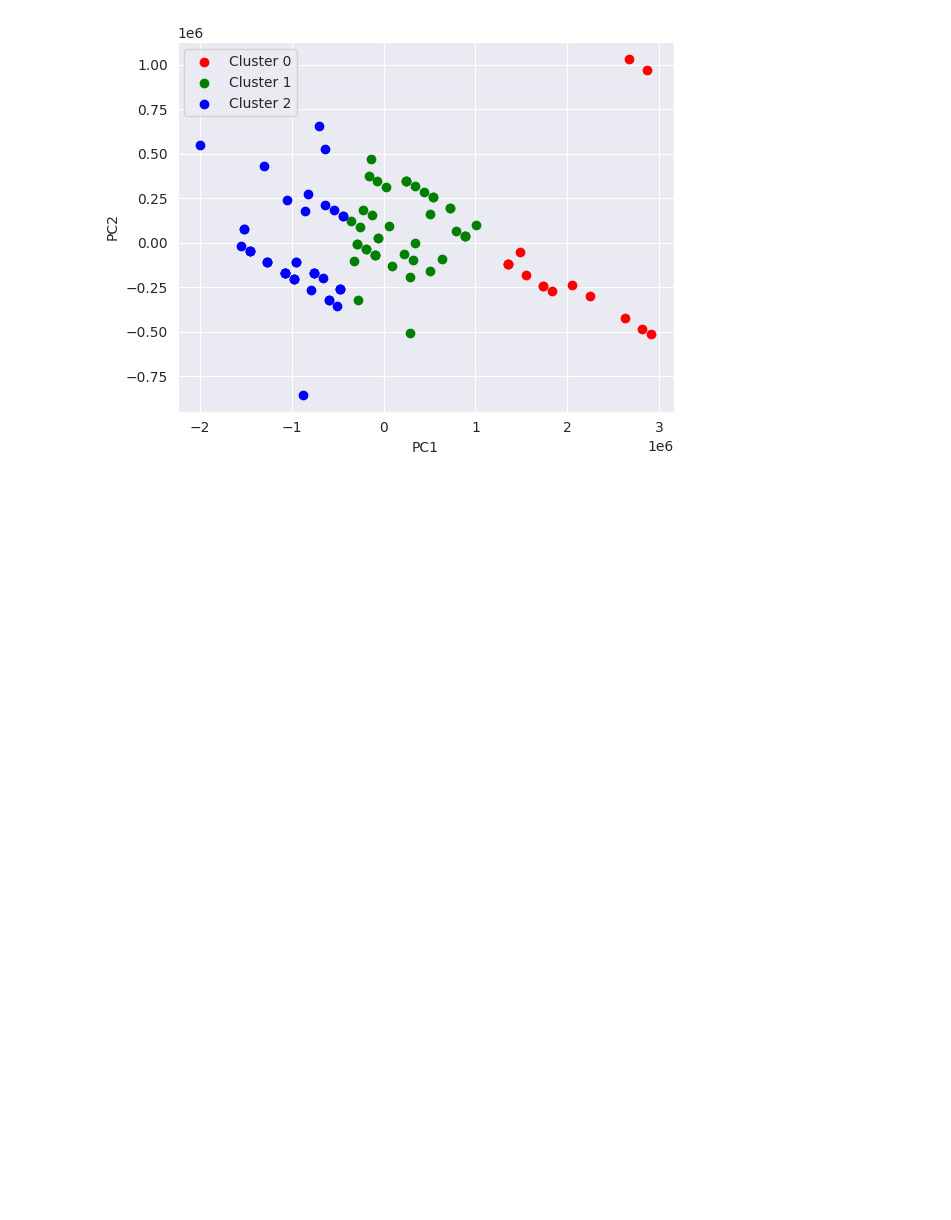
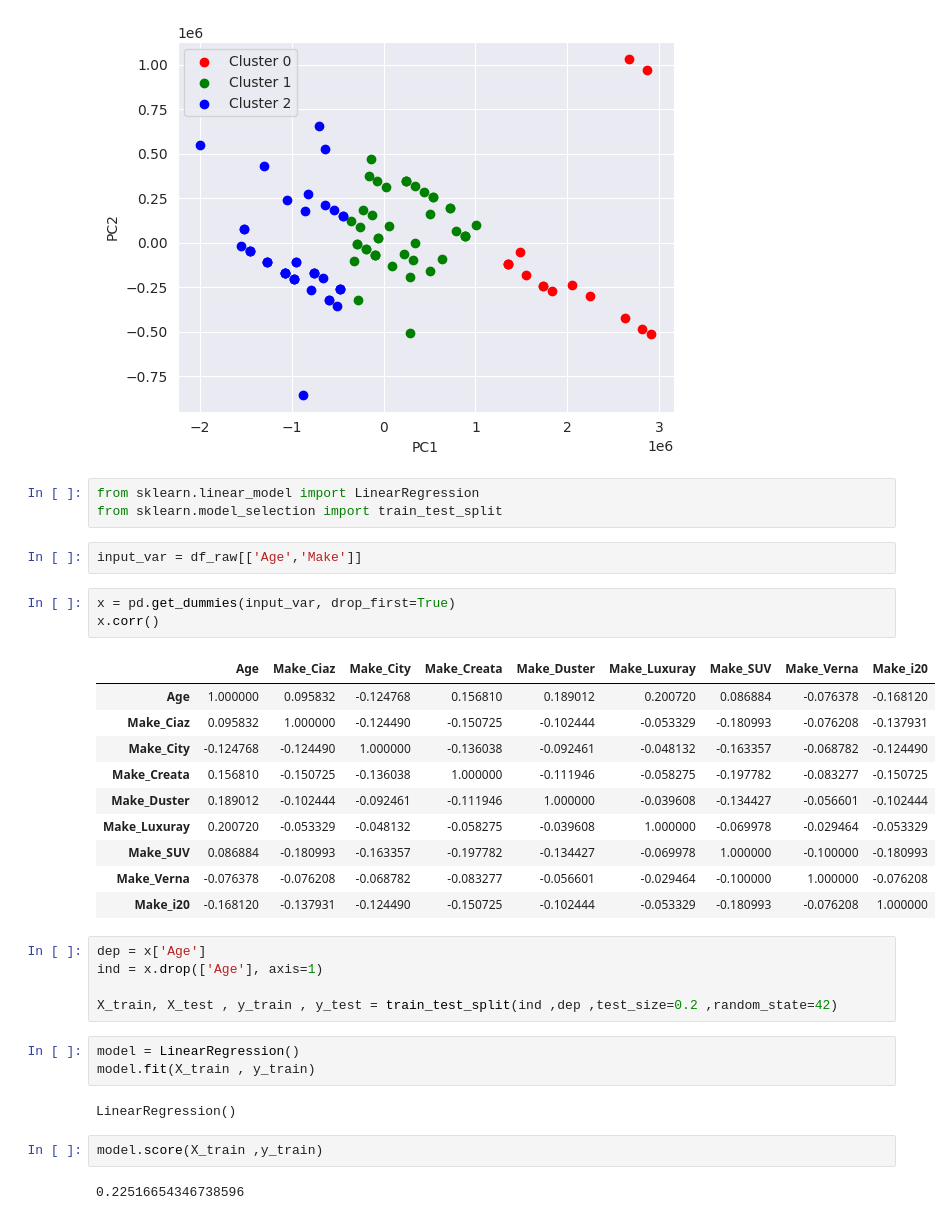
Before and after one commit to ajayyy17/IndianAutomobileBuyingBehaviour, a Jupyter notebook: IndianAutomobileBuyingBehaviour.ipynb, the cells around one changed output. Saved outputs shown, nothing was run; the diff lists cells and outputs as text; blank space fills up the shorter version.

```diff
--- a/IndianAutomobileBuyingBehaviour.ipynb
+++ b/IndianAutomobileBuyingBehaviour.ipynb
@@ -246,3 +249,36 @@ ax.legend()
 plt.show()
 # %% [output]
 [figure]
+# %%
+from sklearn.linear_model import LinearRegression
+from sklearn.model_selection import train_test_split
+# %%
+input_var = df_raw[['Age','Make']]
+# %%
+x = pd.get_dummies(input_var, drop_first=True)
+x.corr()
+# %% [output]
+|  | Age | Make_Ciaz | Make_City | Make_Creata | Make_Duster | Make_Luxuray | Make_SUV | Make_Verna | Make_i20 |
+| Age | 1.000000 | 0.095832 | -0.124768 | 0.156810 | 0.189012 | 0.200720 | 0.086884 | -0.076378 | -0.168120 |
+| Make_Ciaz | 0.095832 | 1.000000 | -0.124490 | -0.150725 | -0.102444 | -0.053329 | -0.180993 | -0.076208 | -0.137931 |
+| Make_City | -0.124768 | -0.124490 | 1.000000 | -0.136038 | -0.092461 | -0.048132 | -0.163357 | -0.068782 | -0.124490 |
+| Make_Creata | 0.156810 | -0.150725 | -0.136038 | 1.000000 | -0.111946 | -0.058275 | -0.197782 | -0.083277 | -0.150725 |
+| Make_Duster | 0.189012 | -0.102444 | -0.092461 | -0.111946 | 1.000000 | -0.039608 | -0.134427 | -0.056601 | -0.102444 |
+| Make_Luxuray | 0.200720 | -0.053329 | -0.048132 | -0.058275 | -0.039608 | 1.000000 | -0.069978 | -0.029464 | -0.053329 |
+| Make_SUV | 0.086884 | -0.180993 | -0.163357 | -0.197782 | -0.134427 | -0.069978 | 1.000000 | -0.100000 | -0.180993 |
+| Make_Verna | -0.076378 | -0.076208 | -0.068782 | -0.083277 | -0.056601 | -0.029464 | -0.100000 | 1.000000 | -0.076208 |
+| Make_i20 | -0.168120 | -0.137931 | -0.124490 | -0.150725 | -0.102444 | -0.053329 | -0.180993 | -0.076208 | 1.000000 |
+# %%
+dep = x['Age']
+ind = x.drop(['Age'], axis=1)
+
+X_train, X_test , y_train , y_test = train_test_split(ind ,dep ,test_size=0.2 ,random_state=42)
+# %%
+model = LinearRegression()
+model.fit(X_train , y_train)
+# %% [output]
+LinearRegression()
+# %%
+model.score(X_train ,y_train)
+# %% [output]
+0.22516654346738596
```
Also changed, not shown: parts of 11 cells of this notebook.
